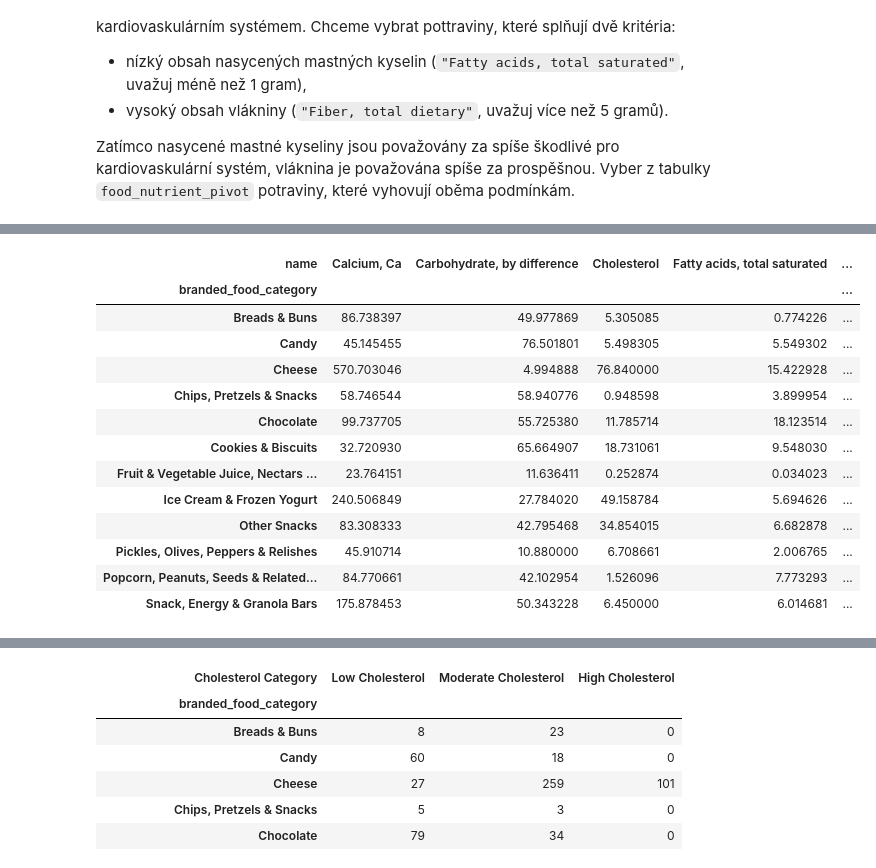
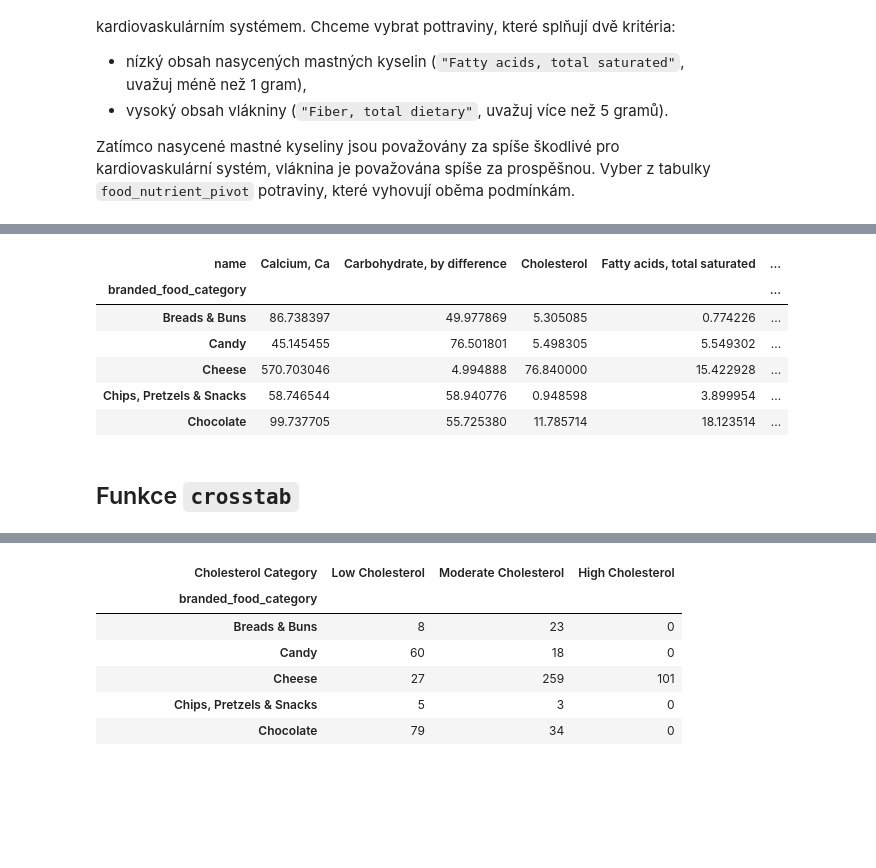
Before and after one commit to AnetaPopelova/czechitas-python-pro-datovou-analyzu-2024-09, a Jupyter notebook: notebooks/lekce-05/pivot.ipynb, the cells around one changed output, grey strips where cells are left out. Cells and saved outputs as stored; diff of their text form; code cells hidden in the pictures; blank space fills up the shorter version.

```diff
--- a/notebooks/lekce-05/pivot.ipynb
+++ b/notebooks/lekce-05/pivot.ipynb
@@ -8,21 +16,14 @@ import numpy as np
 import pandas as pd
 import seaborn as sns
 # %%
-# Z minule lekce
-url_food_sample_100 = "https://kodim.cz/cms/assets/czechitas/python-data-1/python-pro-data-1/nacteni-dat/nacteni-dat/food_sample_100.csv"
-url_food_other = "https://kodim.cz/cms/assets/czechitas/python-data-1/python-pro-data-1/spojovani/pokrocile-upravy/food_other.csv"
-url_food_nutrient = "https://kodim.cz/cms/assets/czechitas/python-data-1/python-pro-data-1/podmineny-vyber/podmineny-vyber/food_nutrient.csv"
-url_branded_food = "https://kodim.cz/cms/assets/czechitas/python-data-1/python-pro-data-1/spojovani/excs/znacky/branded_food.csv"
-
-food_sample_100 = pd.read_csv(url_food_sample_100)
-food_other = pd.read_csv(url_food_other)
-food_nutrient = pd.read_csv(url_food_nutrient)
-branded_food = pd.read_csv(url_branded_food)
+food_sample_100 = pd.read_csv("https://kodim.cz/cms/assets/czechitas/python-data-1/python-pro-data-1/nacteni-dat/nacteni-dat/food_sample_100.csv")
+food_other = pd.read_csv("https://kodim.cz/cms/assets/czechitas/python-data-1/python-pro-data-1/spojovani/pokrocile-upravy/food_other.csv")
+food_nutrient = pd.read_csv("https://kodim.cz/cms/assets/czechitas/python-data-1/python-pro-data-1/podmineny-vyber/podmineny-vyber/food_nutrient.csv")
+branded_food = pd.read_csv("https://kodim.cz/cms/assets/czechitas/python-data-1/python-pro-data-1/spojovani/excs/znacky/branded_food.csv")
 
 food = pd.concat([food_sample_100, food_other])
 food_brands = pd.merge(food, branded_food, on="fdc_id")
 
-# Definuje seznam klíčových živin, které chceme sledovat
 top_nutrient_list = [
     "Protein",
     "Sodium, Na",
@@ -36,7 +37,6 @@ top_nutrient_list = [
     "Iron, Fe",
 ]
 
-# Definuje seznam oblíbených kategorií potravin
 top_cat_list = [
     "Candy",
     "Popcorn, Peanuts, Seeds & Related Snacks",
@@ -54,5 +54,8 @@ top_cat_list = [
 food_merged = pd.merge(food, food_nutrient, on="fdc_id")
 food_merged = pd.merge(food_merged, branded_food, on="fdc_id")
 food_merged = food_merged[food_merged["name"].isin(top_nutrient_list)]
-food_merged = food_merged[food_merged["branded_food_category"].isin(
-    top_cat_list)]
+food_merged = food_merged[food_merged["branded_food_category"].isin(top_cat_list)]
+
+# Při přeskupování dat v tabulce se kombinace sloupců `index` a `columns` nesmí opakovat.
+# Duplikáty lze odstranit metodou `drop_duplicates()` s parametrem `subset` pro specifikaci sloupců.
+food_nutrient = food_nutrient.drop_duplicates(subset=["fdc_id", "name"])
@@ -200,28 +158,22 @@ selection.head()
 
 Pivot tabulky velmi často provádíme v kombinaci s nějakou agregací. Uvažujme například, že by nás zajímal průměrný obsah výživných látek za jednotlivé kategorie, nikoli za konkrétní potraviny.
 # %%
-# Vytváří pivot tabulku z 'food_merged'
-# 'amount' je hodnota, která se agreguje
-# 'branded_food_category' je index (řádky tabulky)
-# 'name' je sloupec, který definuje, jaké živiny se mají zobrazit v jednotlivých sloupcích
-# np.mean je funkce, která se použije pro agregaci dat - vypočítá průměr množství živin pro každou kategorii
-pivot_table = pd.pivot_table(food_merged, values="amount",
-                             index="branded_food_category", columns="name", aggfunc=np.mean)
+pivot_table = pd.pivot_table(food_merged,
+                             values="amount",  # hodnota, která se agreguje
+                             index="branded_food_category", # řádky tabulky
+                             columns="name",  # definuje, jaké živiny se mají zobrazit v jednotlivých sloupcích
+                             aggfunc=np.mean,  # průměr množství živin pro každou kategorii
+                            )
 
-pivot_table
+pivot_table.head()
 # %% [output]
 | name | Calcium, Ca | Carbohydrate, by difference | Cholesterol | Fatty acids, total saturated | ... |
 | branded_food_category |  |  |  |  | ... |
 | Breads & Buns | 86.738397 | 49.977869 | 5.305085 | 0.774226 | ... |
 | Candy | 45.145455 | 76.501801 | 5.498305 | 5.549302 | ... |
 | Cheese | 570.703046 | 4.994888 | 76.840000 | 15.422928 | ... |
 | Chips, Pretzels & Snacks | 58.746544 | 58.940776 | 0.948598 | 3.899954 | ... |
 | Chocolate | 99.737705 | 55.725380 | 11.785714 | 18.123514 | ... |
-| Cookies & Biscuits | 32.720930 | 65.664907 | 18.731061 | 9.548030 | ... |
-| Fruit & Vegetable Juice, Nectars ... | 23.764151 | 11.636411 | 0.252874 | 0.034023 | ... |
-| Ice Cream & Frozen Yogurt | 240.506849 | 27.784020 | 49.158784 | 5.694626 | ... |
-| Other Snacks | 83.308333 | 42.795468 | 34.854015 | 6.682878 | ... |
-| Pickles, Olives, Peppers & Relishes | 45.910714 | 10.880000 | 6.708661 | 2.006765 | ... |
-| Popcorn, Peanuts, Seeds & Related... | 84.770661 | 42.102954 | 1.526096 | 7.773293 | ... |
-| Snack, Energy & Granola Bars | 175.878453 | 50.343228 | 6.450000 | 6.014681 | ... |
+# %% [markdown]
+## Funkce `crosstab`
 # %%
```
Also changed, not shown: parts of 20 cells of this notebook.
